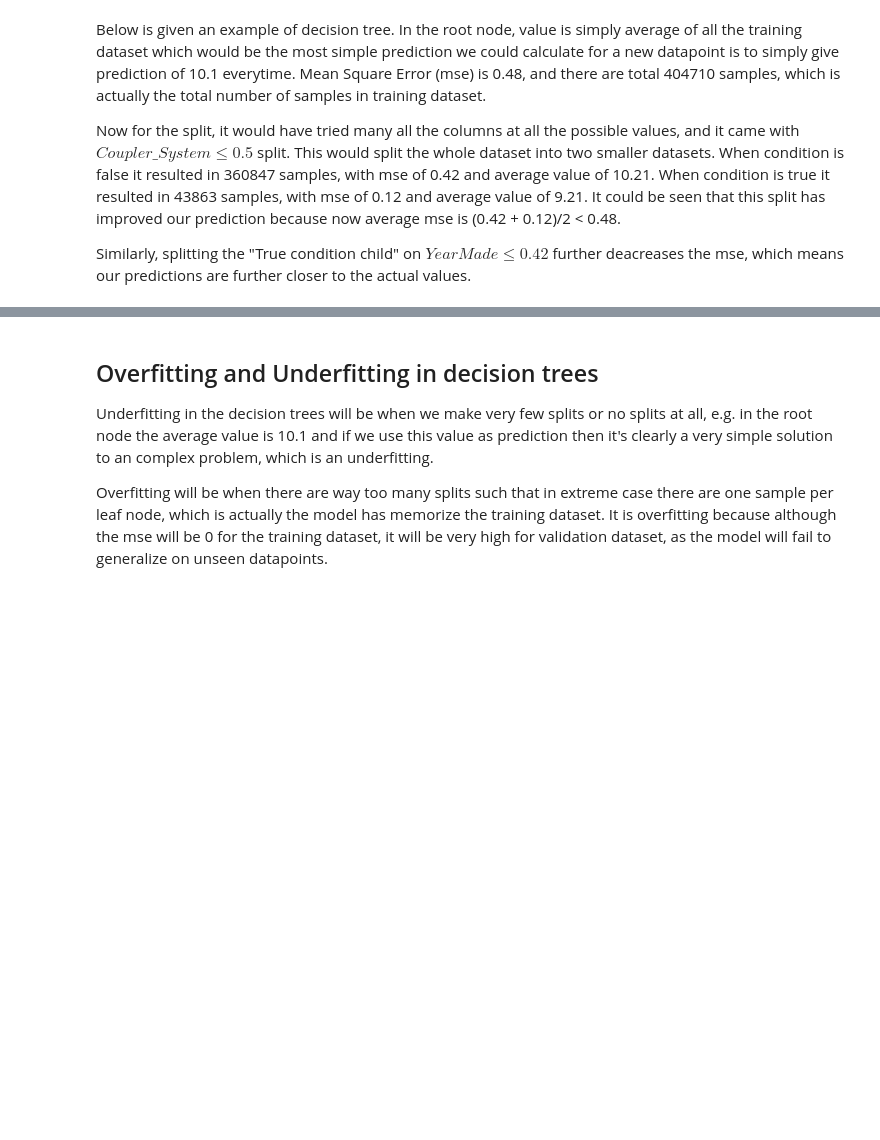
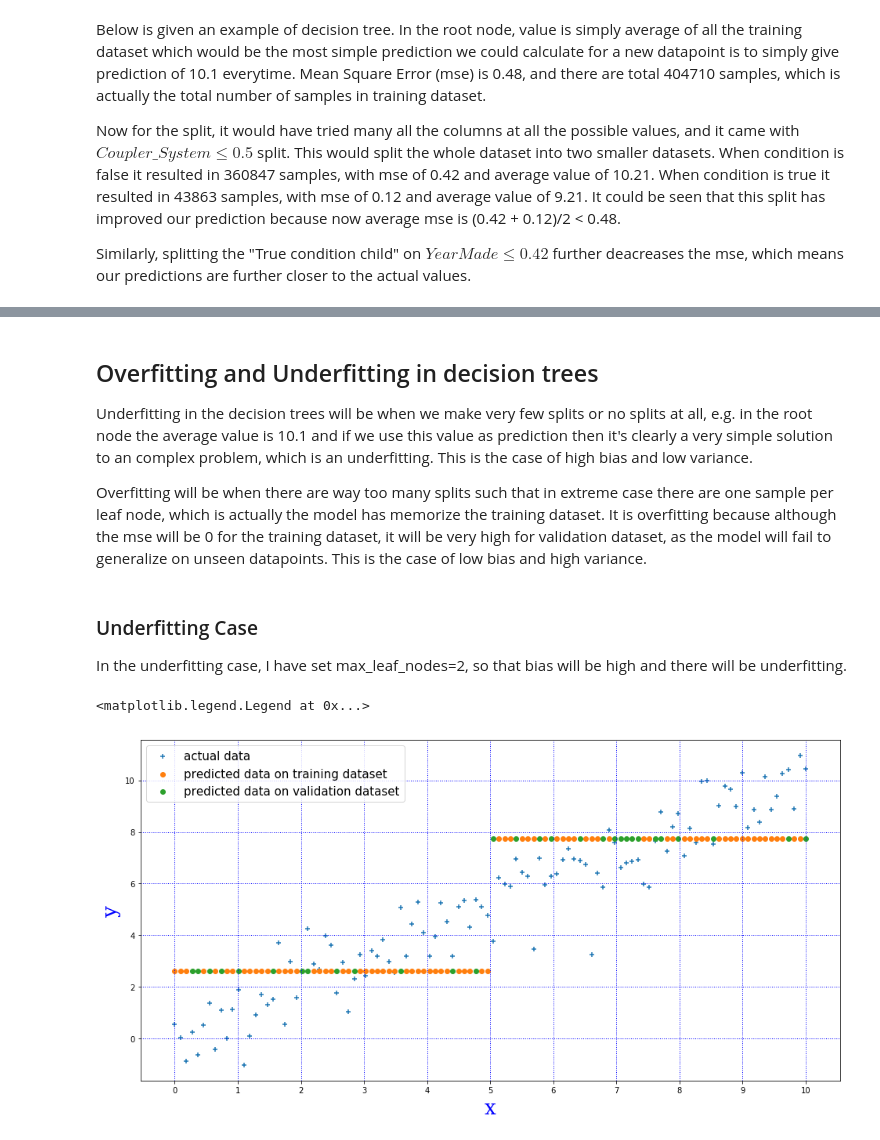
Before and after one commit to nitishsaDire/DLblog, a Jupyter notebook: _notebooks/2020-11-10-DLforCNN.ipynb, the cells around one changed output, grey strips where cells are left out. Cells and saved outputs as stored; diff of their text form; code cells hidden in the pictures; blank space fills up the shorter version.

```diff
--- a/_notebooks/2020-11-10-DLforCNN.ipynb
+++ b/_notebooks/2020-11-10-DLforCNN.ipynb
@@ -80,6 +82,41 @@ Similarly, splitting the "True condition child" on $YearMade \leq 0.42$ further
 ![](images/blog5_2.png "Credit:fast.ai")
 # %% [markdown]
 ## Overfitting and Underfitting in decision trees
-Underfitting in the decision trees will be when we make very few splits or no splits at all, e.g. in the root node the average value is 10.1 and if we use this value as prediction then it's clearly a very simple solution to an complex problem, which is an underfitting.
+Underfitting in the decision trees will be when we make very few splits or no splits at all, e.g. in the root node the average value is 10.1 and if we use this value as prediction then it's clearly a very simple solution to an complex problem, which is an underfitting. This is the case of high bias and low variance.
 
-Overfitting will be when there are way too many splits such that in extreme case there are one sample per leaf node, which is actually the model has memorize the training dataset. It is overfitting because although the mse will be 0 for the training dataset, it will be very high for validation dataset, as the model will fail to generalize on unseen datapoints.
+Overfitting will be when there are way too many splits such that in extreme case there are one sample per leaf node, which is actually the model has memorize the training dataset. It is overfitting because although the mse will be 0 for the training dataset, it will be very high for validation dataset, as the model will fail to generalize on unseen datapoints. This is the case of low bias and high variance.
+# %%
+# Data Generation step
+
+x = np.linspace(0, 10, 110)
+y = x + np.random.randn(110)
+my_list = [0]*30 + [1]*80
+random.shuffle(my_list)
+my_list = [True if i==1 else False for i in my_list]
+tr_x, tr_y = x[np.where(my_list)[0]],y[np.where(my_list)[0]]
+my_list = [not elem for elem in my_list]
+val_x, val_y = x[np.where(my_list)[0]],y[np.where(my_list)[0]]
+tr_x = tr_x.reshape(tr_x.shape[0],1)
+val_x = val_x.reshape(val_x.shape[0],1)
+# %% [markdown]
+### Underfitting Case
+In the underfitting case, I have set max_leaf_nodes=2, so that bias will be high and there will be underfitting.
+# %%
+m = DecisionTreeRegressor(max_leaf_nodes=2)
+
+m.fit(tr_x, tr_y);
+fig, ax = plt.subplots(figsize=(16,8))
+ax.scatter(x,y, marker='+', label='actual data')
+ax.scatter(tr_x, m.predict(tr_x), label='predicted data on training dataset')
+ax.scatter(val_x, m.predict(val_x), label='predicted data on validation dataset')
+
+ax.xaxis.set_major_locator(mpl.ticker.MultipleLocator(1))
+ax.grid(which='major', axis='both', linestyle=':', linewidth = 1, color='b')
+
+
+ax.set_xlabel("x", labelpad=5, fontsize=26, fontname='serif', color="blue")
+ax.set_ylabel("y", labelpad=5, fontsize=26, fontname='serif', color="blue")
+ax.legend(prop={"size":15})
+# %% [output]
+<matplotlib.legend.Legend at 0x...>
+[figure, added]
```
Also changed, not shown: parts of 12 cells of this notebook.
